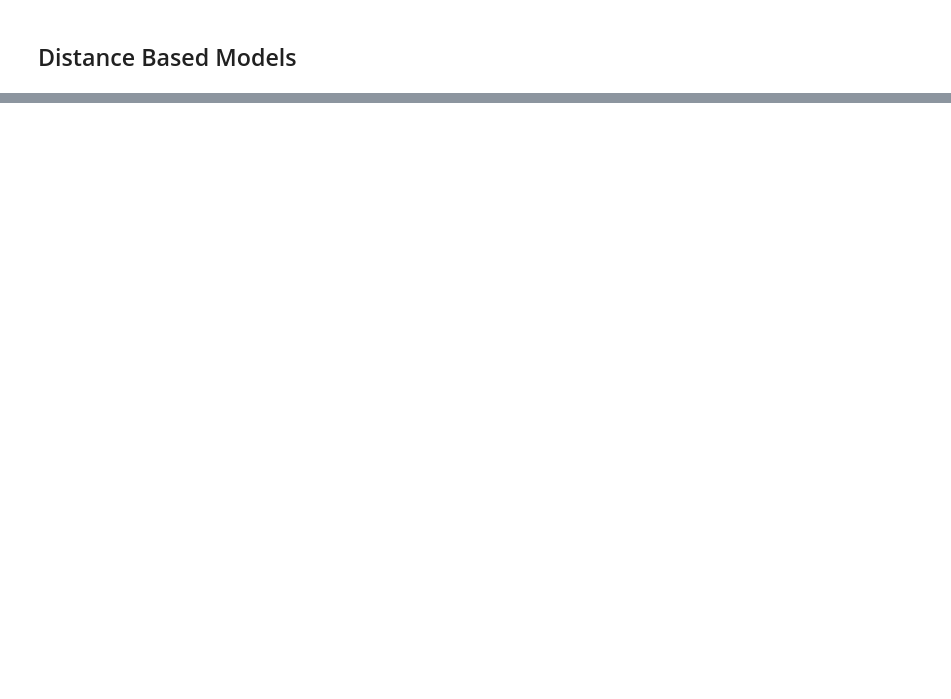
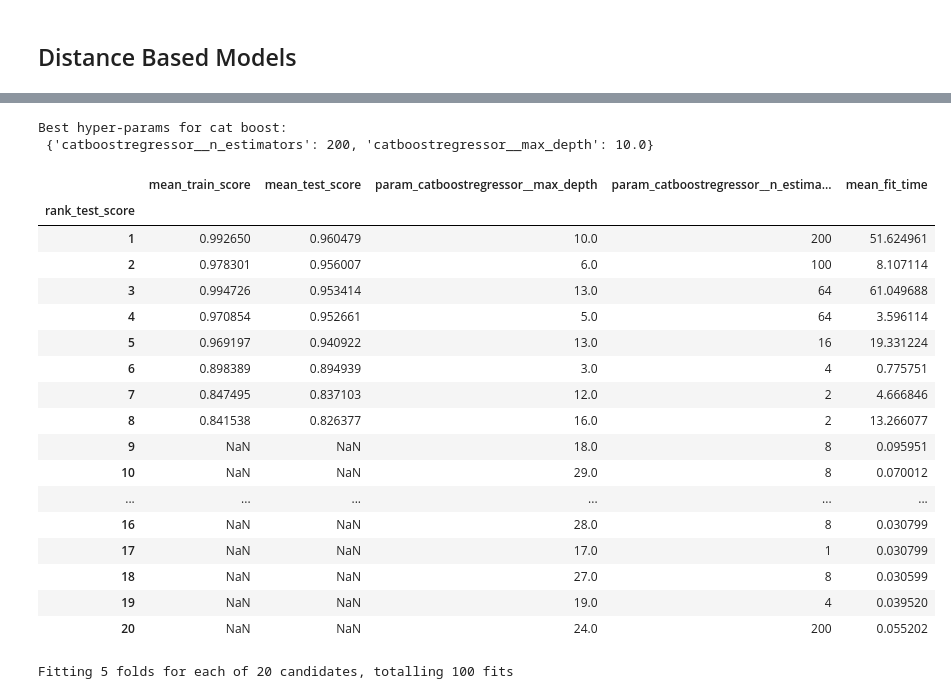
Before and after one commit to aimee0317/cherry-blossom-prediction, a Jupyter notebook: doc/ml_models.ipynb, the cells around one changed output, grey strips where cells are left out. Cells and saved outputs as stored; diff of their text form; code cells hidden in the pictures; blank space fills up the shorter version.

Commit message:
tune hyperparameter

```diff
--- a/doc/ml_models.ipynb
+++ b/doc/ml_models.ipynb
@@ -187,13 +188,16 @@ pd.DataFrame(results)
 # %% [markdown]
 ## Distance Based Models
 # %%
-models = {
+models_distance = {
     "Support Vector": make_pipeline(preprocessor, SVR(epsilon=0.2)),
-    "KNN": make_pipeline(preprocessor, KNeighborsRegressor(n_neighbors=30, weights='uniform', algorithm = 'auto'))
+    "KNN": make_pipeline(
+        preprocessor,
+        KNeighborsRegressor(n_neighbors=30, weights="uniform", algorithm="auto"),
+    ),
 }
 
 # saving the mean cross validation scores in resutls dictionary created previously
-for model_name, model in models.items():
+for model_name, model in models_distance.items():
     results[model_name] = mean_std_cross_val_scores(
         model,
         X_train,
@@ -203,0 +223,16 @@ for model_name, model in models.items():
+# %%
+cb_params = {
+    "catboostregressor__max_depth": np.linspace(1, 32, 32, endpoint=True),
+    "catboostregressor__n_estimators": [1, 2, 4, 8, 16, 32, 64, 100, 200],
+}
+
+cb_rand = RandomizedSearchCV(
+    models["CatBoost"],
+    cb_params,
+    n_iter=20,
+    verbose=1,
+    n_jobs=-1,
+    random_state=123,
+    return_train_score=True,
+)
+cb_random_search = cb_rand.fit(X_train, y_train)
@@ -203,0 +258,54 @@ for model_name, model in models.items():
+# %%
+print("Best hyper-params for cat boost:\n", cb_random_search.best_params_)
+# %% [output]
+Best hyper-params for cat boost:
+ {'catboostregressor__n_estimators': 200, 'catboostregressor__max_depth': 10.0}
+# %%
+pd.DataFrame(cb_random_search.cv_results_)[
+    [
+        "mean_train_score",
+        "mean_test_score",
+        "param_catboostregressor__max_depth",
+        "param_catboostregressor__n_estimators",
+        "mean_fit_time",
+        "rank_test_score",
+    ]
+].set_index("rank_test_score").sort_index()
+# %% [output]
+|  | mean_train_score | mean_test_score | param_catboostregressor__max_depth | param_catboostregressor__n_estima... | mean_fit_time |
+| rank_test_score |  |  |  |  |  |
+| 1 | 0.992650 | 0.960479 | 10.0 | 200 | 51.624961 |
+| 2 | 0.978301 | 0.956007 | 6.0 | 100 | 8.107114 |
+| 3 | 0.994726 | 0.953414 | 13.0 | 64 | 61.049688 |
+| 4 | 0.970854 | 0.952661 | 5.0 | 64 | 3.596114 |
+| 5 | 0.969197 | 0.940922 | 13.0 | 16 | 19.331224 |
+| 6 | 0.898389 | 0.894939 | 3.0 | 4 | 0.775751 |
+| 7 | 0.847495 | 0.837103 | 12.0 | 2 | 4.666846 |
+| 8 | 0.841538 | 0.826377 | 16.0 | 2 | 13.266077 |
+| 9 | NaN | NaN | 18.0 | 8 | 0.095951 |
+| 10 | NaN | NaN | 29.0 | 8 | 0.070012 |
+| ... | ... | ... | ... | ... | ... |
+| 16 | NaN | NaN | 28.0 | 8 | 0.030799 |
+| 17 | NaN | NaN | 17.0 | 1 | 0.030799 |
+| 18 | NaN | NaN | 27.0 | 8 | 0.030599 |
+| 19 | NaN | NaN | 19.0 | 4 | 0.039520 |
+| 20 | NaN | NaN | 24.0 | 200 | 0.055202 |
+# %%
+# LightGBM
+lgbm_params = {
+    "lgbmregressor__max_depth": [i for i in range(1, 33)],
+    "lgbmregressor__n_estimators": [1, 2, 4, 8, 16, 32, 64, 100, 200],
+}
+
+lgbm_rand = RandomizedSearchCV(
+    models["LGBM"],
+    lgbm_params,
+    n_iter=20,
+    verbose=1,
+    n_jobs=-1,
+    random_state=123,
+    return_train_score=True,
+)
+lgbm_random_search = lgbm_rand.fit(X_train, y_train)
+# %% [output]
+Fitting 5 folds for each of 20 candidates, totalling 100 fits
```
Also changed, not shown: parts of 11 cells of this notebook.
